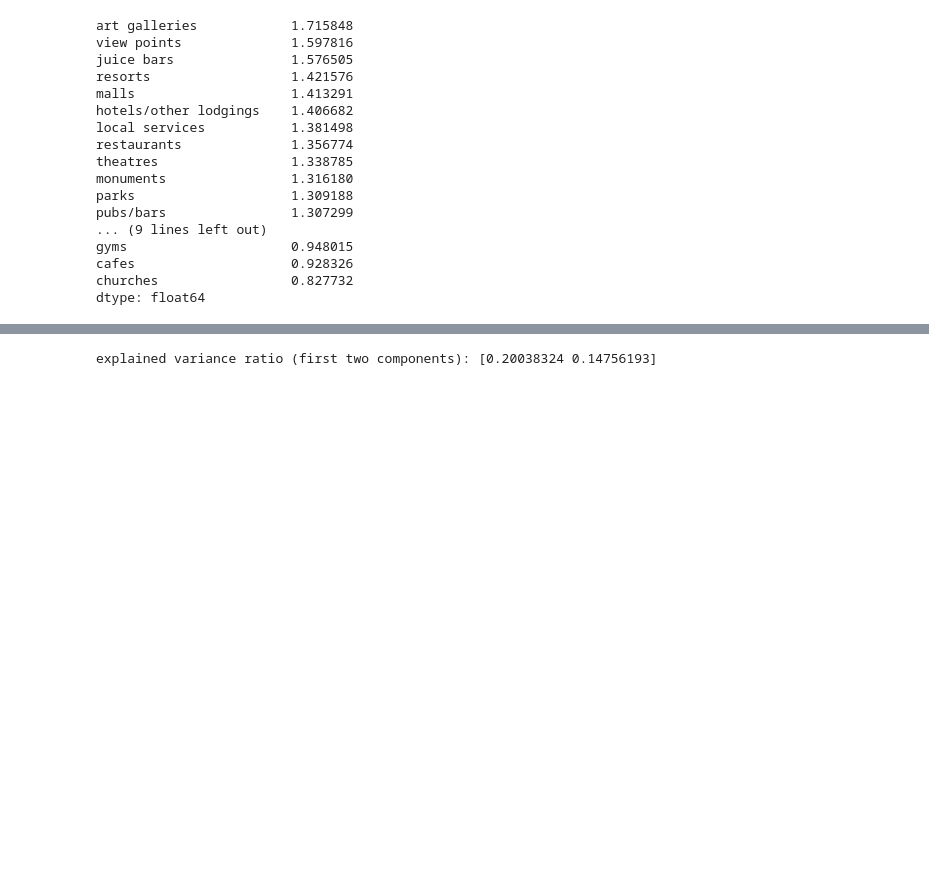
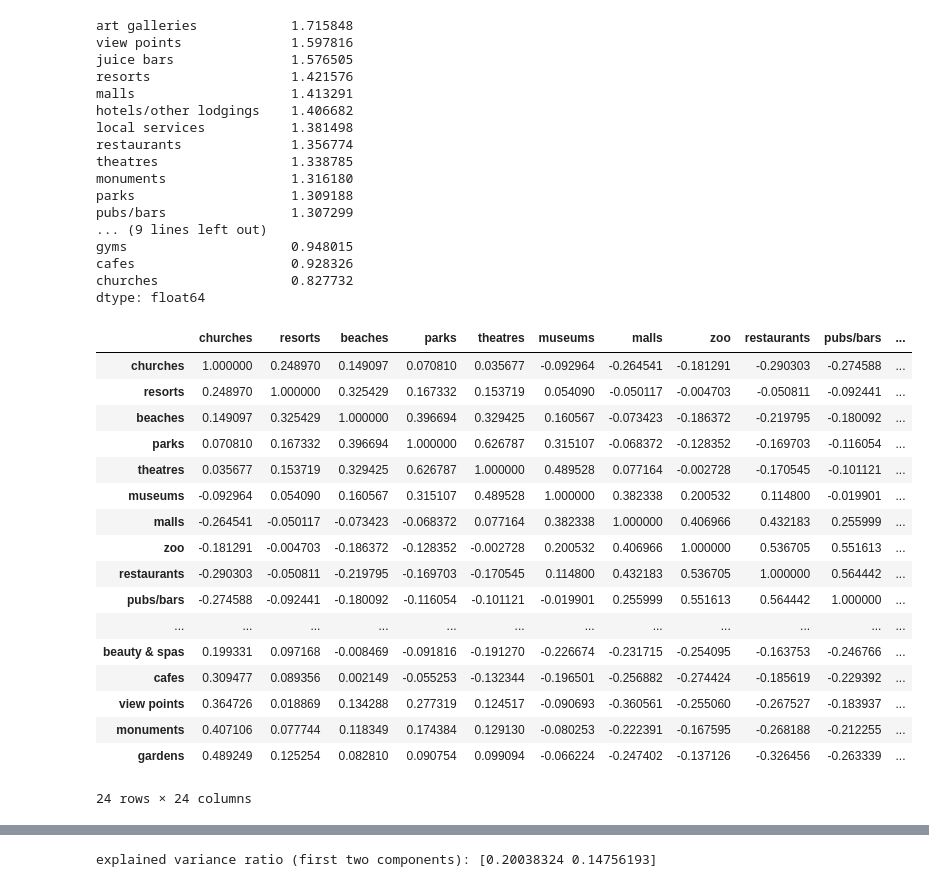
Before and after one commit to kevin110604/FDA-data-analytics, a Jupyter notebook: FDA_hw4.ipynb, the cells around one changed output, grey strips where cells are left out. Cells and saved outputs as stored; diff of their text form; code cells hidden in the pictures; blank space fills up the shorter version.

```diff
--- a/FDA_hw4.ipynb
+++ b/FDA_hw4.ipynb
@@ -192,3 +193,25 @@ gyms                     0.948015
 cafes                    0.928326
 churches                 0.827732
 dtype: float64
+# %%
+corr = df_float.corr()
+corr
+# %% [output]
+|  | churches | resorts | beaches | parks | theatres | museums | malls | zoo | restaurants | pubs/bars | ... |
+| churches | 1.000000 | 0.248970 | 0.149097 | 0.070810 | 0.035677 | -0.092964 | -0.264541 | -0.181291 | -0.290303 | -0.274588 | ... |
+| resorts | 0.248970 | 1.000000 | 0.325429 | 0.167332 | 0.153719 | 0.054090 | -0.050117 | -0.004703 | -0.050811 | -0.092441 | ... |
+| beaches | 0.149097 | 0.325429 | 1.000000 | 0.396694 | 0.329425 | 0.160567 | -0.073423 | -0.186372 | -0.219795 | -0.180092 | ... |
+| parks | 0.070810 | 0.167332 | 0.396694 | 1.000000 | 0.626787 | 0.315107 | -0.068372 | -0.128352 | -0.169703 | -0.116054 | ... |
+| theatres | 0.035677 | 0.153719 | 0.329425 | 0.626787 | 1.000000 | 0.489528 | 0.077164 | -0.002728 | -0.170545 | -0.101121 | ... |
+| museums | -0.092964 | 0.054090 | 0.160567 | 0.315107 | 0.489528 | 1.000000 | 0.382338 | 0.200532 | 0.114800 | -0.019901 | ... |
+| malls | -0.264541 | -0.050117 | -0.073423 | -0.068372 | 0.077164 | 0.382338 | 1.000000 | 0.406966 | 0.432183 | 0.255999 | ... |
+| zoo | -0.181291 | -0.004703 | -0.186372 | -0.128352 | -0.002728 | 0.200532 | 0.406966 | 1.000000 | 0.536705 | 0.551613 | ... |
+| restaurants | -0.290303 | -0.050811 | -0.219795 | -0.169703 | -0.170545 | 0.114800 | 0.432183 | 0.536705 | 1.000000 | 0.564442 | ... |
+| pubs/bars | -0.274588 | -0.092441 | -0.180092 | -0.116054 | -0.101121 | -0.019901 | 0.255999 | 0.551613 | 0.564442 | 1.000000 | ... |
+| ... | ... | ... | ... | ... | ... | ... | ... | ... | ... | ... | ... |
+| beauty & spas | 0.199331 | 0.097168 | -0.008469 | -0.091816 | -0.191270 | -0.226674 | -0.231715 | -0.254095 | -0.163753 | -0.246766 | ... |
+| cafes | 0.309477 | 0.089356 | 0.002149 | -0.055253 | -0.132344 | -0.196501 | -0.256882 | -0.274424 | -0.185619 | -0.229392 | ... |
+| view points | 0.364726 | 0.018869 | 0.134288 | 0.277319 | 0.124517 | -0.090693 | -0.360561 | -0.255060 | -0.267527 | -0.183937 | ... |
+| monuments | 0.407106 | 0.077744 | 0.118349 | 0.174384 | 0.129130 | -0.080253 | -0.222391 | -0.167595 | -0.268188 | -0.212255 | ... |
+| gardens | 0.489249 | 0.125254 | 0.082810 | 0.090754 | 0.099094 | -0.066224 | -0.247402 | -0.137126 | -0.326456 | -0.263339 | ... |
+24 rows × 24 columns
```
Also changed, not shown: parts of 14 cells of this notebook.
